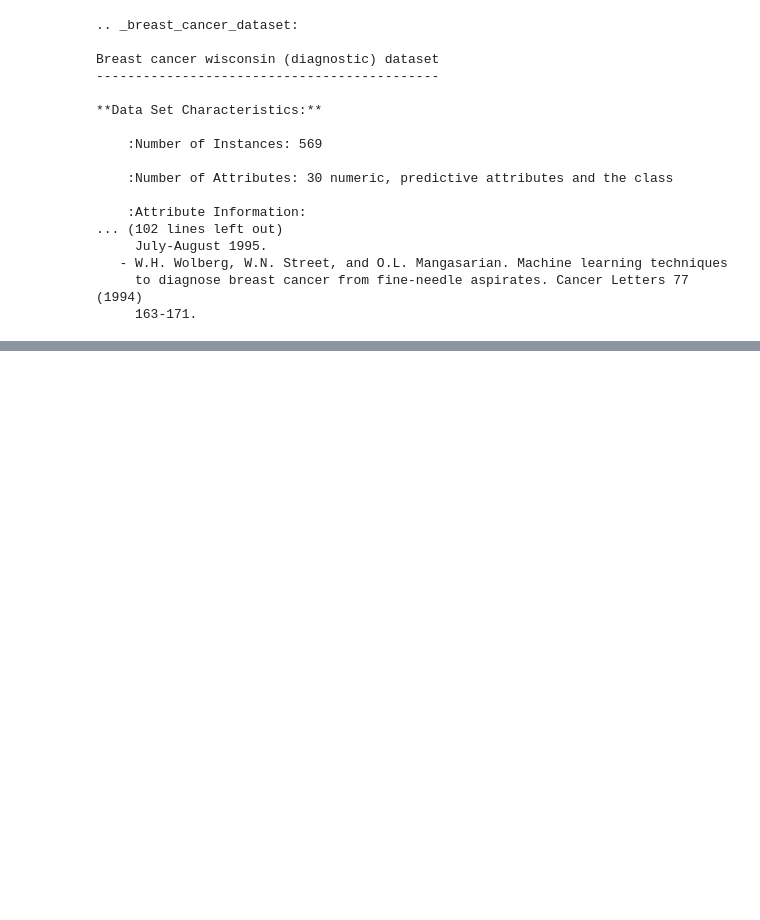
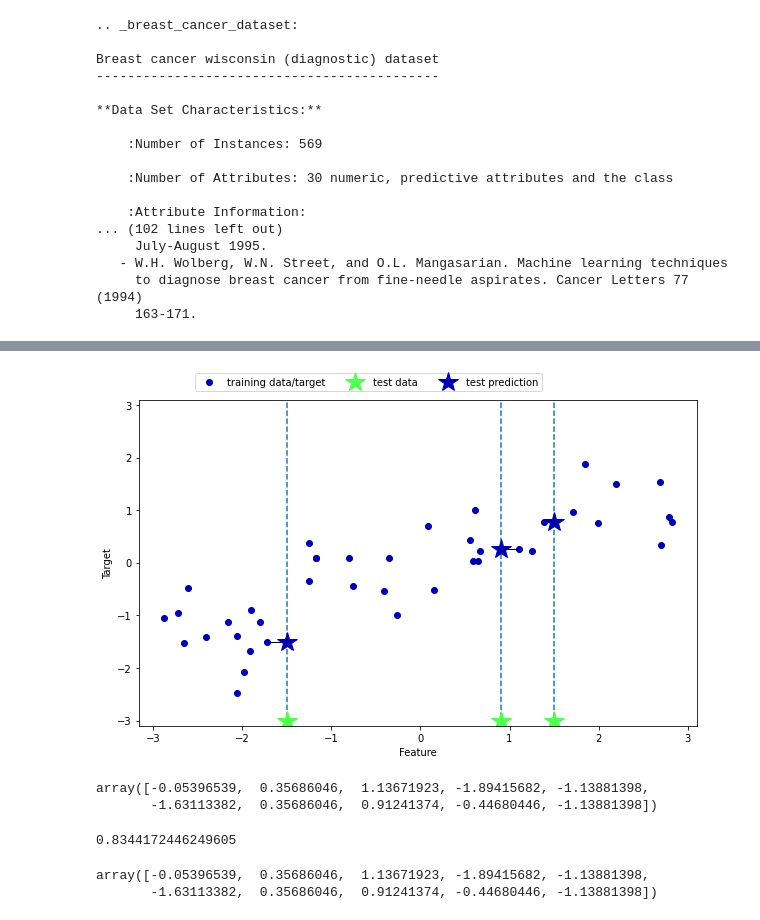
Before and after one commit to c910531/Python, a Jupyter notebook: 2021.06.17 인공지능.ipynb, the cells around one changed output, grey strips where cells are left out. Saved outputs shown, nothing was run; the diff lists cells and outputs as text; code cells hidden in the pictures; blank space fills up the shorter version.

```diff
--- a/2021.06.17 인공지능.ipynb
+++ b/2021.06.17 인공지능.ipynb
@@ -244,0 +260,27 @@ Breast cancer wisconsin (diagnostic) dataset
+# %%
+# k-최근접 이웃 회귀
+mglearn.plots.plot_knn_regression(n_neighbors=1) #n_neighbors=n : n개의 이웃간 평균 예측 #classification -> 분류 / regression -> 회귀
+# %% [output]
+[figure, added]
+# %%
+from sklearn.neighbors import KNeighborsRegressor
+X, y = mglearn.datasets.make_wave(n_samples=40)
+X_train, X_test, y_train, y_test = train_test_split(X, y, random_state = 0)
+reg = KNeighborsRegressor(n_neighbors=3).fit(X_train, y_train)
+reg.predict(X_test)
+# %% [output]
+array([-0.05396539,  0.35686046,  1.13671923, -1.89415682, -1.13881398,
+       -1.63113382,  0.35686046,  0.91241374, -0.44680446, -1.13881398])
+# %%
+reg.score(X_test, y_test)
+# %% [output]
+0.8344172446249605
+# %%
+from sklearn.neighbors import KNeighborsRegressor
+X, y = mglearn.datasets.make_wave(n_samples=40)
+X_train, X_test, y_train, y_test = train_test_split(X, y, random_state = 0)
+reg = KNeighborsRegressor(n_neighbors=3).fit(X_train, y_train)
+reg.predict(X_test)
+# %% [output]
+array([-0.05396539,  0.35686046,  1.13671923, -1.89415682, -1.13881398,
+       -1.63113382,  0.35686046,  0.91241374, -0.44680446, -1.13881398])
```
Also changed, not shown: parts of 3 cells of this notebook.
